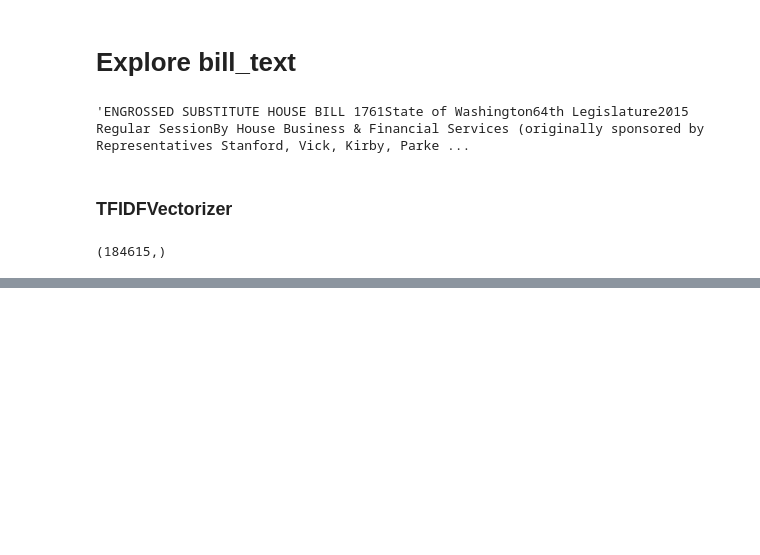
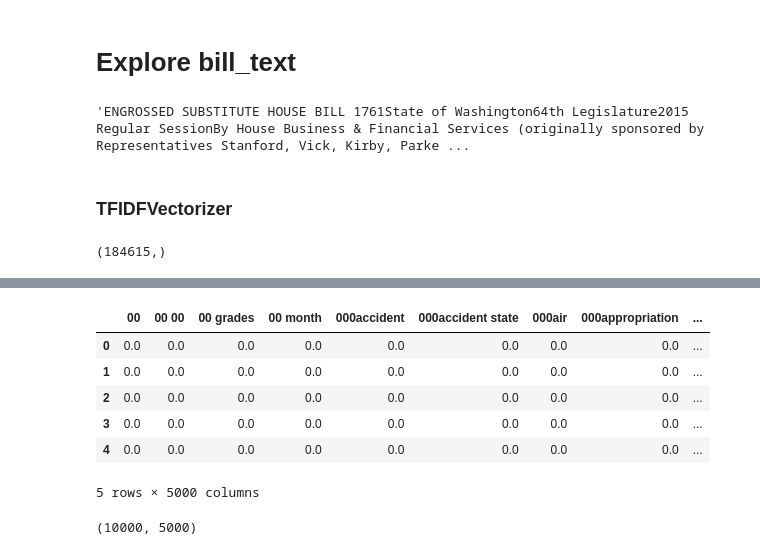
Before and after one commit to ekarboski/washington_state_legislation, a Jupyter notebook: Baseline_model.ipynb, the cells around one changed output, grey strips where cells are left out. Saved outputs shown, nothing was run; the diff lists cells and outputs as text; code cells hidden in the pictures; blank space fills up the shorter version.

```diff
--- a/Baseline_model.ipynb
+++ b/Baseline_model.ipynb
@@ -391,6 +422,20 @@ tfidf_cols = transformed.toarray()
 tfidf_names = fitted.get_feature_names()
 # %%
 tfidf_df = pd.DataFrame(tfidf_cols, columns=tfidf_names)
+# %%
+tfidf_df.head()
+# %% [output]
+|  | 00 | 00 00 | 00 grades | 00 month | 000accident | 000accident state | 000air | 000appropriation | ... |
+| 0 | 0.0 | 0.0 | 0.0 | 0.0 | 0.0 | 0.0 | 0.0 | 0.0 | ... |
+| 1 | 0.0 | 0.0 | 0.0 | 0.0 | 0.0 | 0.0 | 0.0 | 0.0 | ... |
+| 2 | 0.0 | 0.0 | 0.0 | 0.0 | 0.0 | 0.0 | 0.0 | 0.0 | ... |
+| 3 | 0.0 | 0.0 | 0.0 | 0.0 | 0.0 | 0.0 | 0.0 | 0.0 | ... |
+| 4 | 0.0 | 0.0 | 0.0 | 0.0 | 0.0 | 0.0 | 0.0 | 0.0 | ... |
+5 rows × 5000 columns
+# %%
+tfidf_df.shape
+# %% [output]
+(10000, 5000)
 # %%
 # cv = CountVectorizer(stop_words=stopwords_nltk, analyzer='word', ngram_range=(1, 4), max_df=0.9, max_features = 200000)
 # cv_fit = cv.fit_transform(bills)
```
Also changed, not shown: parts of 16 cells of this notebook.
